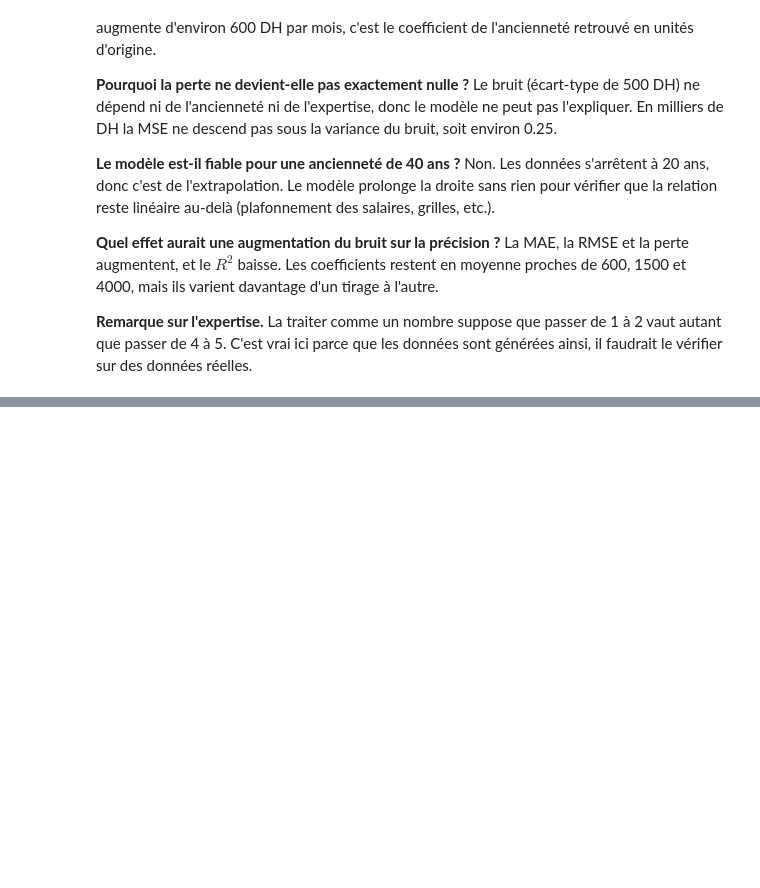
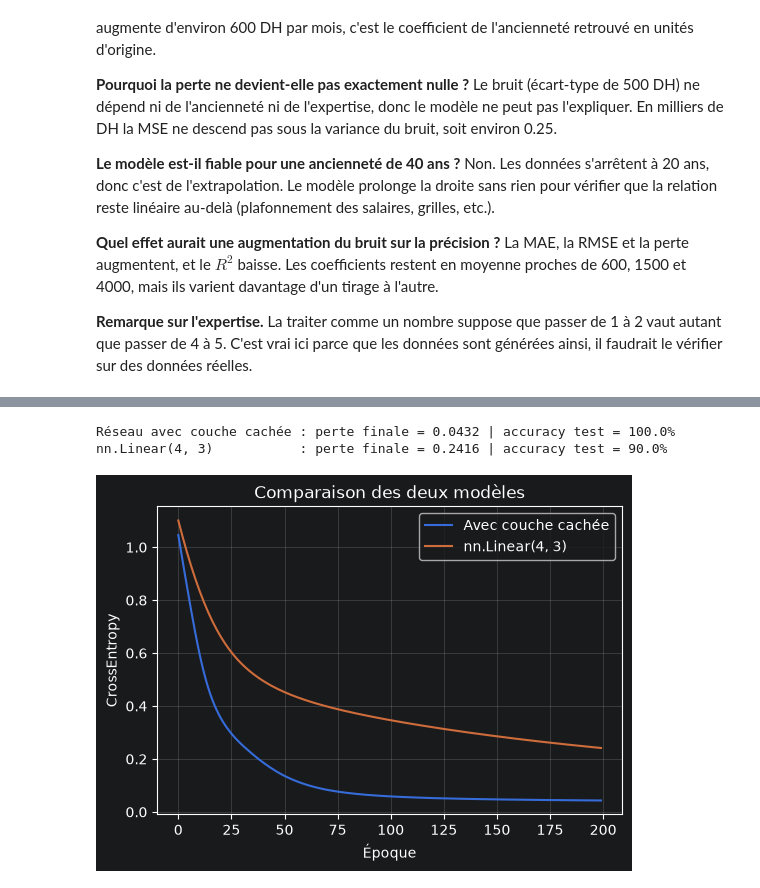
Before and after one commit to MostafaHDfMeR/TP_N1_Mise-en-oeuvre-du-Framework-PyTorch, a Jupyter notebook: TP_N1 - Mise en oeuvre du Framework PyTorch.ipynb, the cells around one changed output, grey strips where cells are left out. Drawn from its saved outputs; the diff is of its cells as text; code cells hidden in the pictures; blank space fills up the shorter version.

```diff
--- a/TP_N1 - Mise en oeuvre du Framework PyTorch.ipynb
+++ b/TP_N1 - Mise en oeuvre du Framework PyTorch.ipynb
@@ -906,0 +1109,40 @@ sont générées ainsi, il faudrait le vérifier sur des données réelles.
+# %%
+def entrainer(modele, epochs=200, lr=0.01):
+    # Entraîne un modèle sur tout le jeu d'entraînement et renvoie l'historique de la perte
+    modele.to(device)
+    critere = nn.CrossEntropyLoss()
+    opt = torch.optim.Adam(modele.parameters(), lr=lr)
+    historique = []
+
+    modele.train()
+    for _ in range(epochs):
+        opt.zero_grad()
+        perte = critere(modele(X_train), y_train)
+        perte.backward()
+        opt.step()
+        historique.append(perte.item())
+    return historique
+
+def accuracy_test(modele):
+    modele.eval()
+    with torch.inference_mode():
+        return (modele(X_test).argmax(dim=1) == y_test).float().mean().item()
+
+torch.manual_seed(42)
+model_lineaire = nn.Linear(4, 3)
+losses_lineaire = entrainer(model_lineaire)
+
+print(f"Réseau avec couche cachée : perte finale = {losses[-1]:.4f} | accuracy test = {accuracy_test(model):.1%}")
+print(f"nn.Linear(4, 3)           : perte finale = {losses_lineaire[-1]:.4f} | accuracy test = {accuracy_test(model_lineaire):.1%}")
+
+plt.figure(figsize=(6, 4))
+plt.plot(losses, label="Avec couche cachée")
+plt.plot(losses_lineaire, label="nn.Linear(4, 3)")
+plt.xlabel("Époque"); plt.ylabel("CrossEntropy")
+plt.title("Comparaison des deux modèles")
+plt.legend(); plt.grid(True, alpha=0.3)
+plt.show()
+# %% [output]
+Réseau avec couche cachée : perte finale = 0.0432 | accuracy test = 100.0%
+nn.Linear(4, 3)           : perte finale = 0.2416 | accuracy test = 90.0%
+[figure, added]
```
Also changed, not shown: parts of 20 cells of this notebook.
